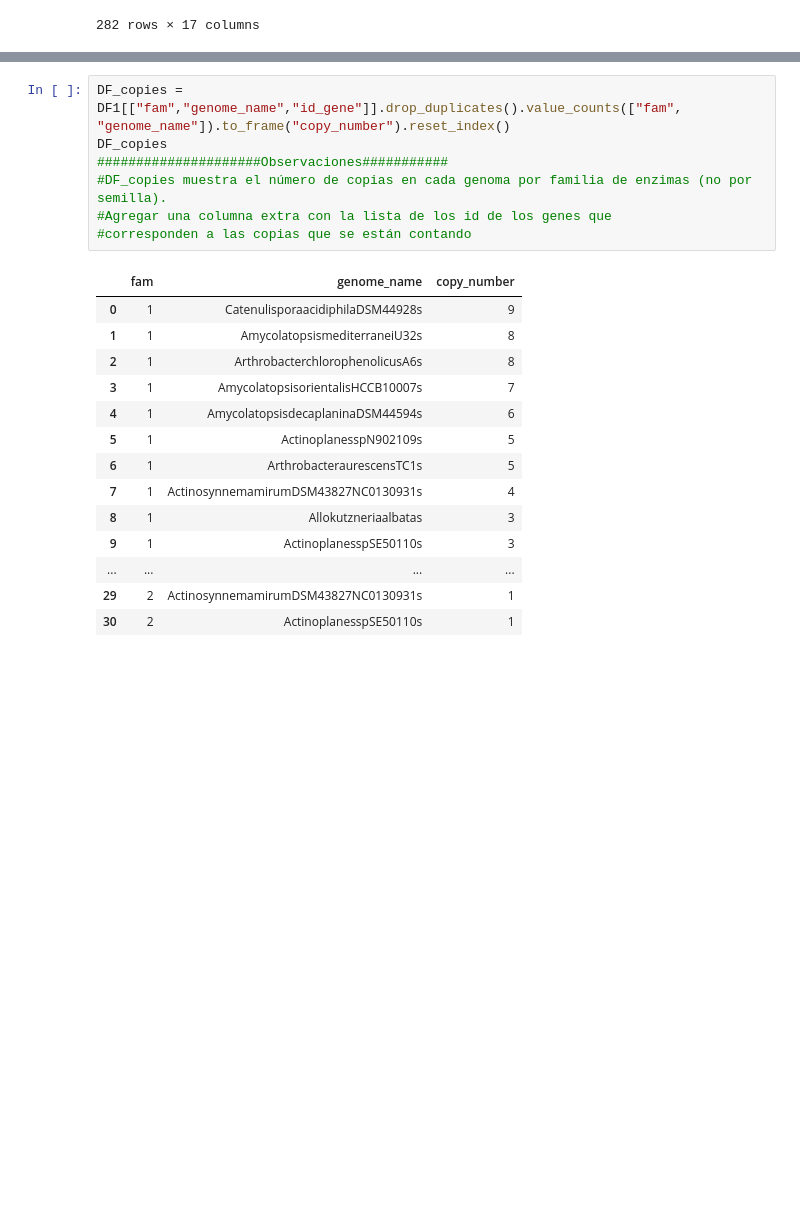
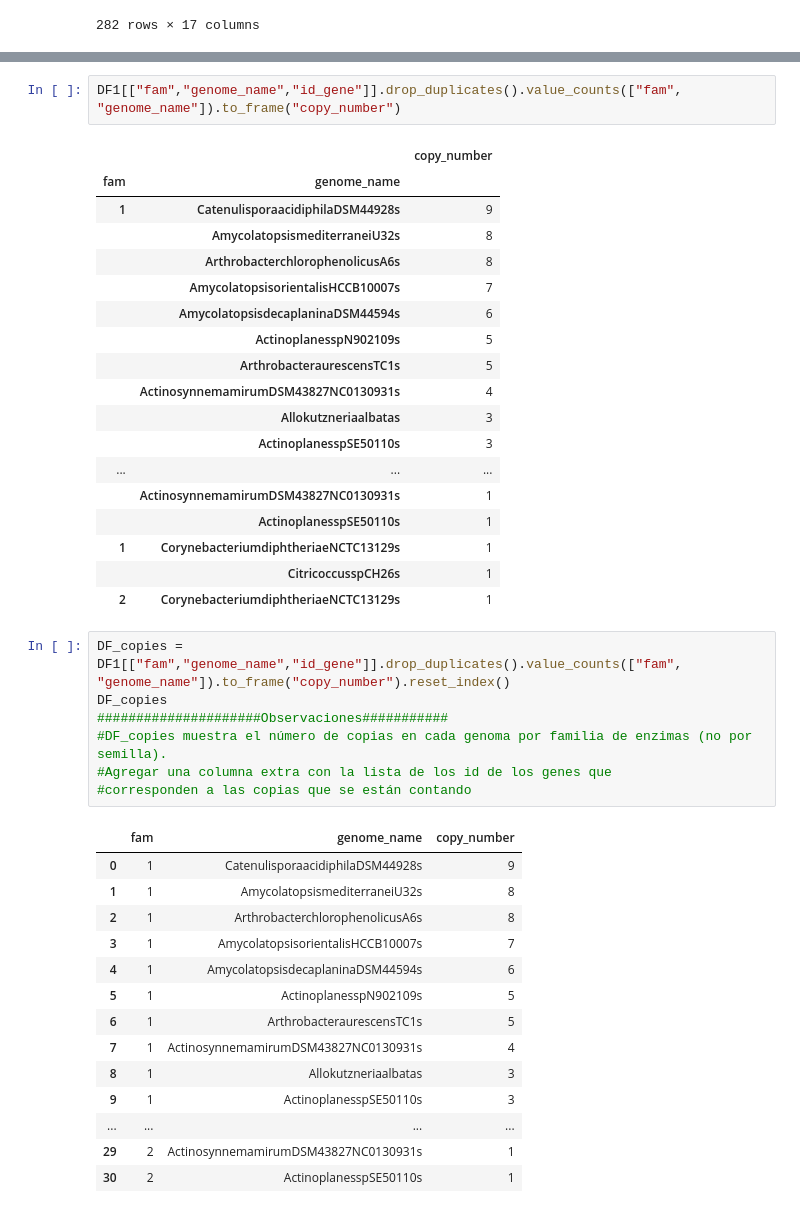
Before and after one commit to CsarMijangos/CsarPos, a Jupyter notebook: Jupyter_notebooks/Versión2.ipynb, the cells around one changed output, grey strips where cells are left out. Drawn from its saved outputs; the diff is of its cells as text; blank space fills up the shorter version.

```diff
--- a/Jupyter_notebooks/Versión2.ipynb
+++ b/Jupyter_notebooks/Versión2.ipynb
@@ -103,3 +211,24 @@ DF1
+# %%
+DF1[["fam","genome_name","id_gene"]].drop_duplicates().value_counts(["fam", "genome_name"]).to_frame("copy_number")
+# %% [output]
+|  |  | copy_number |
+| fam | genome_name |  |
+| 1 | CatenulisporaacidiphilaDSM44928s | 9 |
+|  | AmycolatopsismediterraneiU32s | 8 |
+|  | ArthrobacterchlorophenolicusA6s | 8 |
+|  | AmycolatopsisorientalisHCCB10007s | 7 |
+|  | AmycolatopsisdecaplaninaDSM44594s | 6 |
+|  | ActinoplanesspN902109s | 5 |
+|  | ArthrobacteraurescensTC1s | 5 |
+|  | ActinosynnemamirumDSM43827NC0130931s | 4 |
+|  | Allokutzneriaalbatas | 3 |
+|  | ActinoplanesspSE50110s | 3 |
+| ... | ... | ... |
+|  | ActinosynnemamirumDSM43827NC0130931s | 1 |
+|  | ActinoplanesspSE50110s | 1 |
+| 1 | CorynebacteriumdiphtheriaeNCTC13129s | 1 |
+|  | CitricoccusspCH26s | 1 |
+| 2 | CorynebacteriumdiphtheriaeNCTC13129s | 1 |
 # %%
 DF_copies = DF1[["fam","genome_name","id_gene"]].drop_duplicates().value_counts(["fam", "genome_name"]).to_frame("copy_number").reset_index()
 DF_copies
```
Also changed, not shown: parts of 11 cells of this notebook.
